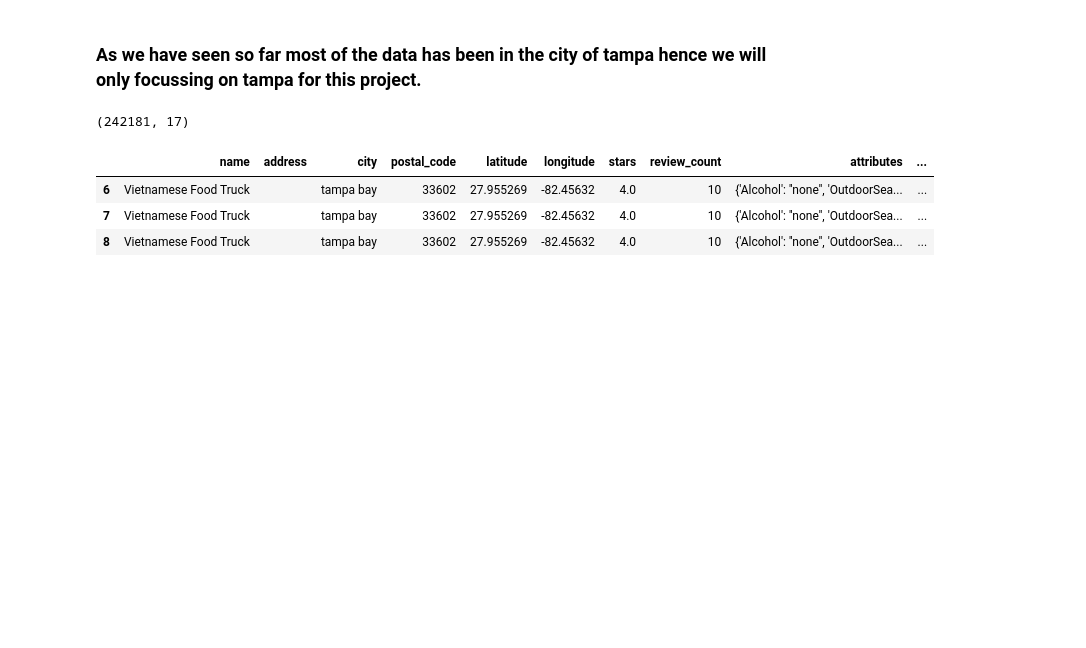
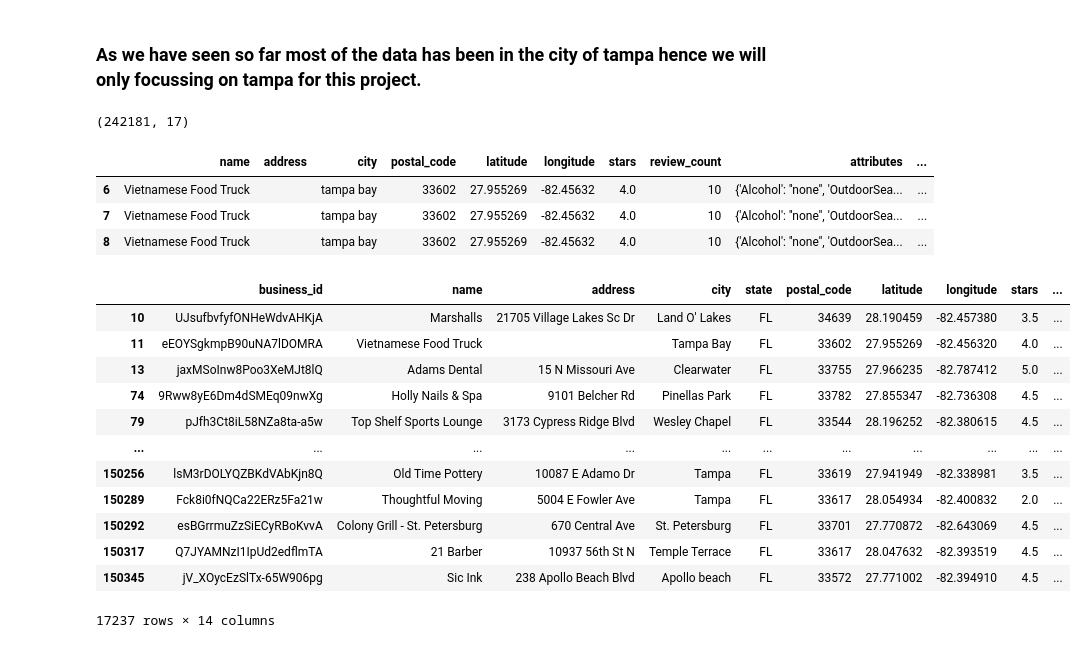
Before and after one commit to Mrshreesharma/Recommendation-for-Restaurants-in-Florida, a Jupyter notebook: Preprocessing-Yelp- EDA.ipynb, the cells around one changed output. Drawn from its saved outputs; the diff is of its cells as text; code cells hidden in the pictures; blank space fills up the shorter version.

```diff
--- a/Preprocessing-Yelp- EDA.ipynb
+++ b/Preprocessing-Yelp- EDA.ipynb
@@ -470,0 +473,16 @@ df_tampa.head(3)
+# %%
+Florida_dataset
+# %% [output]
+|  | business_id | name | address | city | state | postal_code | latitude | longitude | stars | ... |
+| 10 | UJsufbvfyfONHeWdvAHKjA | Marshalls | 21705 Village Lakes Sc Dr | Land O' Lakes | FL | 34639 | 28.190459 | -82.457380 | 3.5 | ... |
+| 11 | eEOYSgkmpB90uNA7lDOMRA | Vietnamese Food Truck |  | Tampa Bay | FL | 33602 | 27.955269 | -82.456320 | 4.0 | ... |
+| 13 | jaxMSoInw8Poo3XeMJt8lQ | Adams Dental | 15 N Missouri Ave | Clearwater | FL | 33755 | 27.966235 | -82.787412 | 5.0 | ... |
+| 74 | 9Rww8yE6Dm4dSMEq09nwXg | Holly Nails & Spa | 9101 Belcher Rd | Pinellas Park | FL | 33782 | 27.855347 | -82.736308 | 4.5 | ... |
+| 79 | pJfh3Ct8iL58NZa8ta-a5w | Top Shelf Sports Lounge | 3173 Cypress Ridge Blvd | Wesley Chapel | FL | 33544 | 28.196252 | -82.380615 | 4.5 | ... |
+| ... | ... | ... | ... | ... | ... | ... | ... | ... | ... | ... |
+| 150256 | lsM3rDOLYQZBKdVAbKjn8Q | Old Time Pottery | 10087 E Adamo Dr | Tampa | FL | 33619 | 27.941949 | -82.338981 | 3.5 | ... |
+| 150289 | Fck8i0fNQCa22ERz5Fa21w | Thoughtful Moving | 5004 E Fowler Ave | Tampa | FL | 33617 | 28.054934 | -82.400832 | 2.0 | ... |
+| 150292 | esBGrrmuZzSiECyRBoKvvA | Colony Grill - St. Petersburg | 670 Central Ave | St. Petersburg | FL | 33701 | 27.770872 | -82.643069 | 4.5 | ... |
+| 150317 | Q7JYAMNzI1IpUd2edflmTA | 21 Barber | 10937 56th St N | Temple Terrace | FL | 33617 | 28.047632 | -82.393519 | 4.5 | ... |
+| 150345 | jV_XOycEzSlTx-65W906pg | Sic Ink | 238 Apollo Beach Blvd | Apollo beach | FL | 33572 | 27.771002 | -82.394910 | 4.5 | ... |
+17237 rows × 14 columns
```
Also changed, not shown: parts of 8 cells of this notebook.
